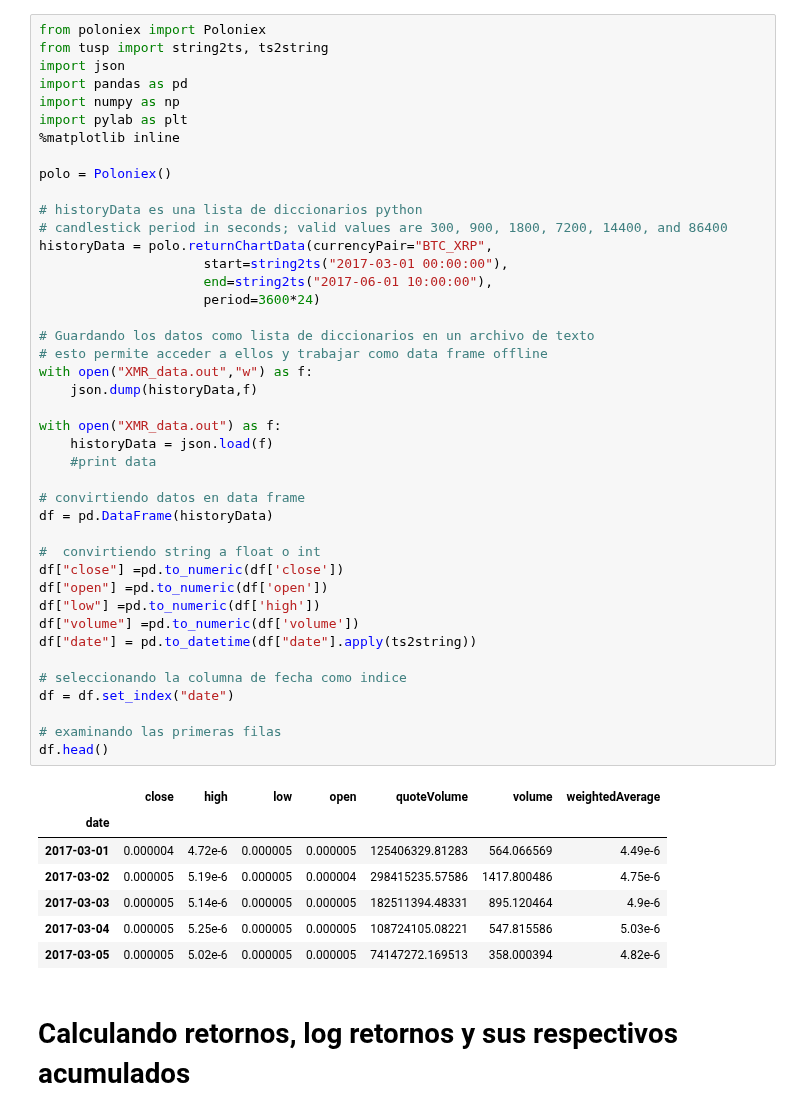
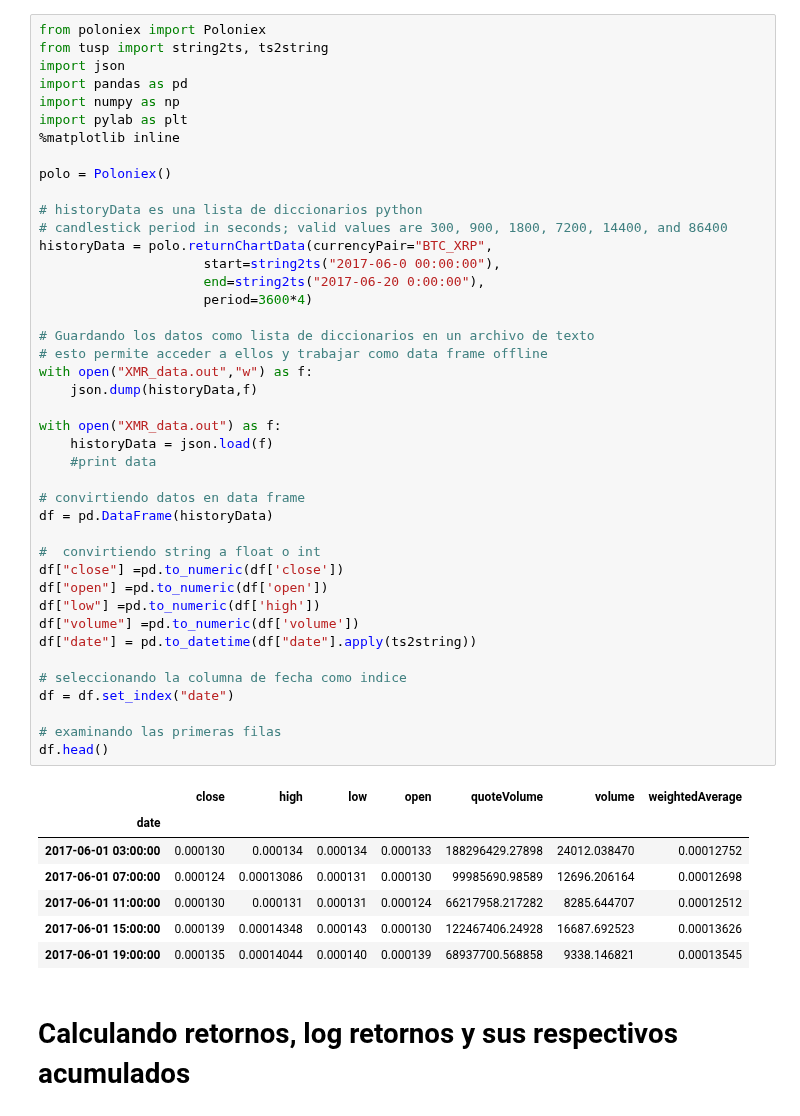
Before and after one commit to ADCryptoSolutions/adcb, a Jupyter notebook: Bot organizado.ipynb, the cells around one changed output. Drawn from its saved outputs; the diff is of its cells as text.

```diff
--- a/Bot organizado.ipynb
+++ b/Bot organizado.ipynb
@@ -12,42 +12,42 @@ polo = Poloniex()
 # historyData es una lista de diccionarios python
 # candlestick period in seconds; valid values are 300, 900, 1800, 7200, 14400, and 86400
 historyData = polo.returnChartData(currencyPair="BTC_XRP",
-                     start=string2ts("2017-03-01 00:00:00"),
-                     end=string2ts("2017-06-01 10:00:00"),
-                     period=3600*24)
+                     start=string2ts("2017-06-0 00:00:00"),
+                     end=string2ts("2017-06-20 0:00:00"),
+                     period=3600*4)
 
 # Guardando los datos como lista de diccionarios en un archivo de texto
 # esto permite acceder a ellos y trabajar como data frame offline
 with open("XMR_data.out","w") as f:
     json.dump(historyData,f)
 
 with open("XMR_data.out") as f:
     historyData = json.load(f)
     #print data
 
 # convirtiendo datos en data frame
 df = pd.DataFrame(historyData)
 
 #  convirtiendo string a float o int
 df["close"] =pd.to_numeric(df['close'])
 df["open"] =pd.to_numeric(df['open'])
 df["low"] =pd.to_numeric(df['high'])
 df["volume"] =pd.to_numeric(df['volume'])
 df["date"] = pd.to_datetime(df["date"].apply(ts2string))
 
 # seleccionando la columna de fecha como indice
 df = df.set_index("date")
 
 # examinando las primeras filas
 df.head()
 # %% [output]
 |  | close | high | low | open | quoteVolume | volume | weightedAverage |
 | date |  |  |  |  |  |  |  |
-| 2017-03-01 | 0.000004 | 4.72e-6 | 0.000005 | 0.000005 | 125406329.81283 | 564.066569 | 4.49e-6 |
-| 2017-03-02 | 0.000005 | 5.19e-6 | 0.000005 | 0.000004 | 298415235.57586 | 1417.800486 | 4.75e-6 |
-| 2017-03-03 | 0.000005 | 5.14e-6 | 0.000005 | 0.000005 | 182511394.48331 | 895.120464 | 4.9e-6 |
-| 2017-03-04 | 0.000005 | 5.25e-6 | 0.000005 | 0.000005 | 108724105.08221 | 547.815586 | 5.03e-6 |
-| 2017-03-05 | 0.000005 | 5.02e-6 | 0.000005 | 0.000005 | 74147272.169513 | 358.000394 | 4.82e-6 |
+| 2017-06-01 03:00:00 | 0.000130 | 0.000134 | 0.000134 | 0.000133 | 188296429.27898 | 24012.038470 | 0.00012752 |
+| 2017-06-01 07:00:00 | 0.000124 | 0.00013086 | 0.000131 | 0.000130 | 99985690.98589 | 12696.206164 | 0.00012698 |
+| 2017-06-01 11:00:00 | 0.000130 | 0.000131 | 0.000131 | 0.000124 | 66217958.217282 | 8285.644707 | 0.00012512 |
+| 2017-06-01 15:00:00 | 0.000139 | 0.00014348 | 0.000143 | 0.000130 | 122467406.24928 | 16687.692523 | 0.00013626 |
+| 2017-06-01 19:00:00 | 0.000135 | 0.00014044 | 0.000140 | 0.000139 | 68937700.568858 | 9338.146821 | 0.00013545 |
 # %% [markdown]
 # Calculando retornos, log retornos y sus respectivos acumulados
 # %%
```
Also changed, not shown: parts of 6 cells of this notebook, 2 other files.
